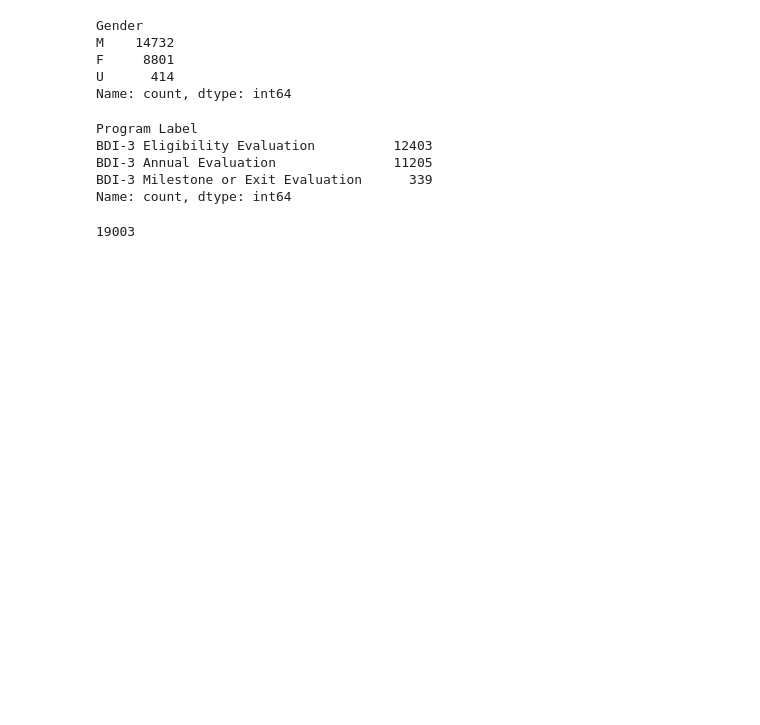
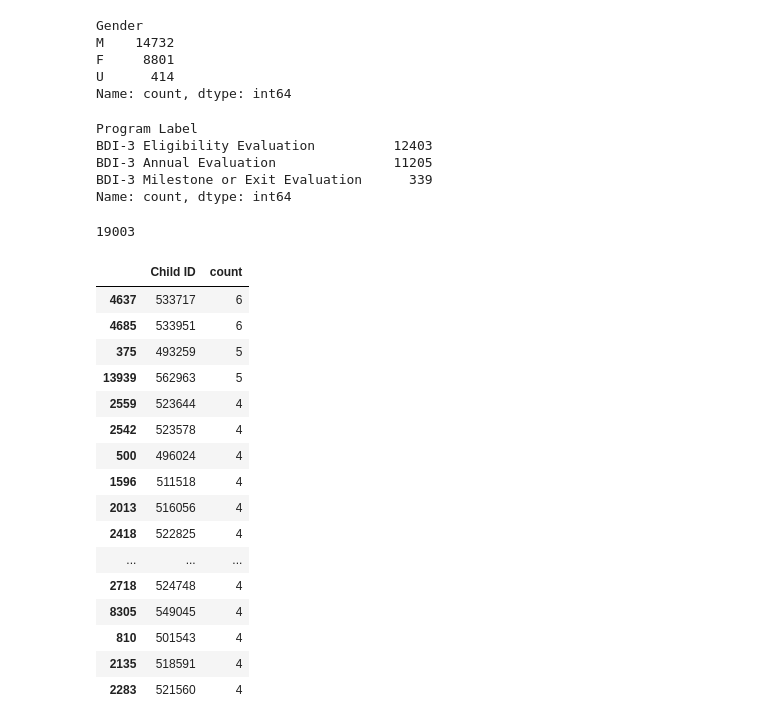
Before and after one commit to NSS-Data-Analytics-Cohort-10/teis-labracoders, a Jupyter notebook: notebooks/teis_eda.ipynb, the cells around one changed output. Saved outputs shown, nothing was run; the diff lists cells and outputs as text; code cells hidden in the pictures; blank space fills up the shorter version.

```diff
--- a/notebooks/teis_eda.ipynb
+++ b/notebooks/teis_eda.ipynb
@@ -117,3 +121,22 @@ child_demo['Child ID'].nunique()
 # %%
 # Evaluations by child
 assessments_bychild = child_demo.groupby('Child ID')['Program Label'].count().reset_index(name='count').sort_values('count', ascending=False).head(20)
+assessments_bychild
+# %% [output]
+|  | Child ID | count |
+| 4637 | 533717 | 6 |
+| 4685 | 533951 | 6 |
+| 375 | 493259 | 5 |
+| 13939 | 562963 | 5 |
+| 2559 | 523644 | 4 |
+| 2542 | 523578 | 4 |
+| 500 | 496024 | 4 |
+| 1596 | 511518 | 4 |
+| 2013 | 516056 | 4 |
+| 2418 | 522825 | 4 |
+| ... | ... | ... |
+| 2718 | 524748 | 4 |
+| 8305 | 549045 | 4 |
+| 810 | 501543 | 4 |
+| 2135 | 518591 | 4 |
+| 2283 | 521560 | 4 |
```
Also changed, not shown: parts of 8 cells of this notebook.
